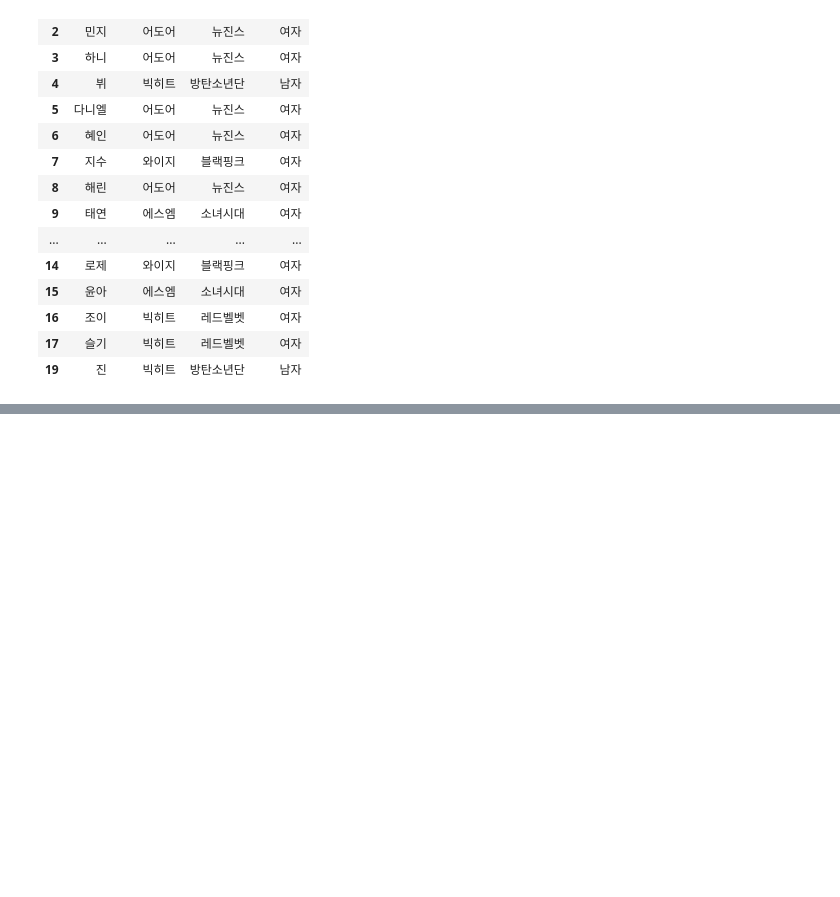
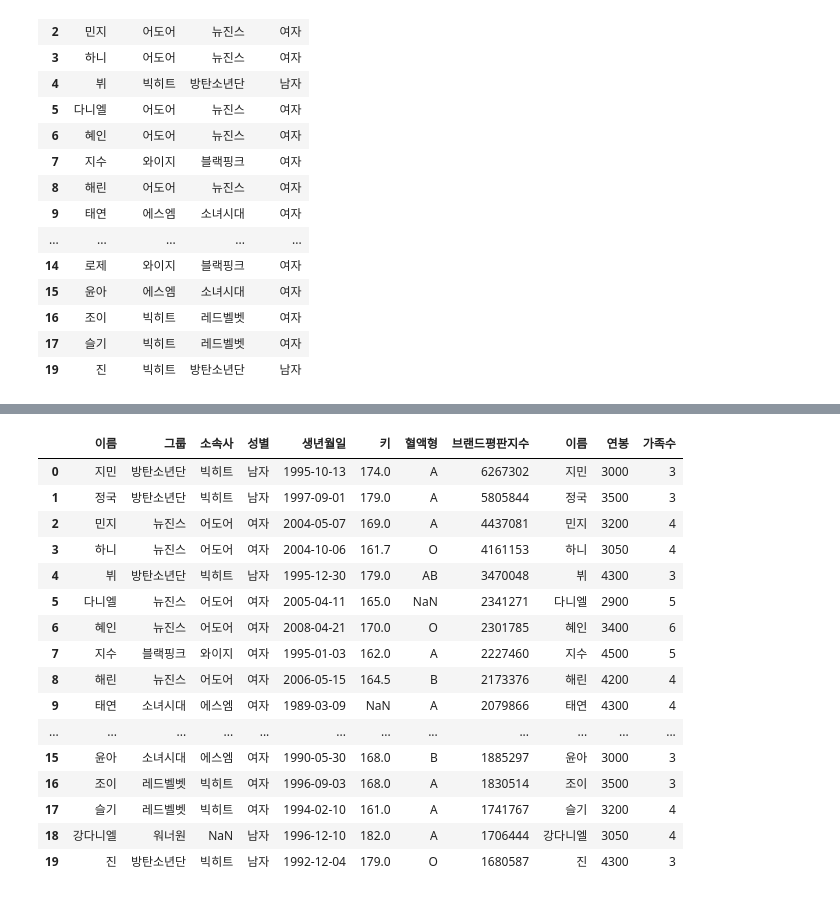
Before and after one commit to JinLeeGG/AI_Project_Preparation, a Jupyter notebook: 3. Data Analysis/02. Pandas/2_Pandas.ipynb, the cells around one changed output, grey strips where cells are left out. Saved outputs shown, nothing was run; the diff lists cells and outputs as text; code cells hidden in the pictures; blank space fills up the shorter version.

```diff
--- a/3. Data Analysis/02. Pandas/2_Pandas.ipynb
+++ b/3. Data Analysis/02. Pandas/2_Pandas.ipynb
@@ -811,0 +1484,3 @@ df.loc[df['company'].notnull(), ['name', 'company', 'group', 'gender']]
+# %%
+df1 = pd.read_csv('/content/drive/MyDrive/Python_Computer Vision With AI/3. Data Analysis/data/idol.csv')
+df2 = pd.read_csv('/content/drive/MyDrive/Python_Computer Vision With AI/3. Data Analysis/data/idol2.csv')
@@ -811,0 +1574,20 @@ df.loc[df['company'].notnull(), ['name', 'company', 'group', 'gender']]
+# %%
+pd.concat([df1, df2], axis=1) # 열 모양으로 결합. index값끼리 합쳐진다.
+# %% [output]
+|  | 이름 | 그룹 | 소속사 | 성별 | 생년월일 | 키 | 혈액형 | 브랜드평판지수 | 이름 | 연봉 | 가족수 |
+| 0 | 지민 | 방탄소년단 | 빅히트 | 남자 | 1995-10-13 | 174.0 | A | 6267302 | 지민 | 3000 | 3 |
+| 1 | 정국 | 방탄소년단 | 빅히트 | 남자 | 1997-09-01 | 179.0 | A | 5805844 | 정국 | 3500 | 3 |
+| 2 | 민지 | 뉴진스 | 어도어 | 여자 | 2004-05-07 | 169.0 | A | 4437081 | 민지 | 3200 | 4 |
+| 3 | 하니 | 뉴진스 | 어도어 | 여자 | 2004-10-06 | 161.7 | O | 4161153 | 하니 | 3050 | 4 |
+| 4 | 뷔 | 방탄소년단 | 빅히트 | 남자 | 1995-12-30 | 179.0 | AB | 3470048 | 뷔 | 4300 | 3 |
+| 5 | 다니엘 | 뉴진스 | 어도어 | 여자 | 2005-04-11 | 165.0 | NaN | 2341271 | 다니엘 | 2900 | 5 |
+| 6 | 혜인 | 뉴진스 | 어도어 | 여자 | 2008-04-21 | 170.0 | O | 2301785 | 혜인 | 3400 | 6 |
+| 7 | 지수 | 블랙핑크 | 와이지 | 여자 | 1995-01-03 | 162.0 | A | 2227460 | 지수 | 4500 | 5 |
+| 8 | 해린 | 뉴진스 | 어도어 | 여자 | 2006-05-15 | 164.5 | B | 2173376 | 해린 | 4200 | 4 |
+| 9 | 태연 | 소녀시대 | 에스엠 | 여자 | 1989-03-09 | NaN | A | 2079866 | 태연 | 4300 | 4 |
+| ... | ... | ... | ... | ... | ... | ... | ... | ... | ... | ... | ... |
+| 15 | 윤아 | 소녀시대 | 에스엠 | 여자 | 1990-05-30 | 168.0 | B | 1885297 | 윤아 | 3000 | 3 |
+| 16 | 조이 | 레드벨벳 | 빅히트 | 여자 | 1996-09-03 | 168.0 | A | 1830514 | 조이 | 3500 | 3 |
+| 17 | 슬기 | 레드벨벳 | 빅히트 | 여자 | 1994-02-10 | 161.0 | A | 1741767 | 슬기 | 3200 | 4 |
+| 18 | 강다니엘 | 워너원 | NaN | 남자 | 1996-12-10 | 182.0 | A | 1706444 | 강다니엘 | 3050 | 4 |
+| 19 | 진 | 방탄소년단 | 빅히트 | 남자 | 1992-12-04 | 179.0 | O | 1680587 | 진 | 4300 | 3 |
```
Also changed, not shown: parts of 119 cells of this notebook.
